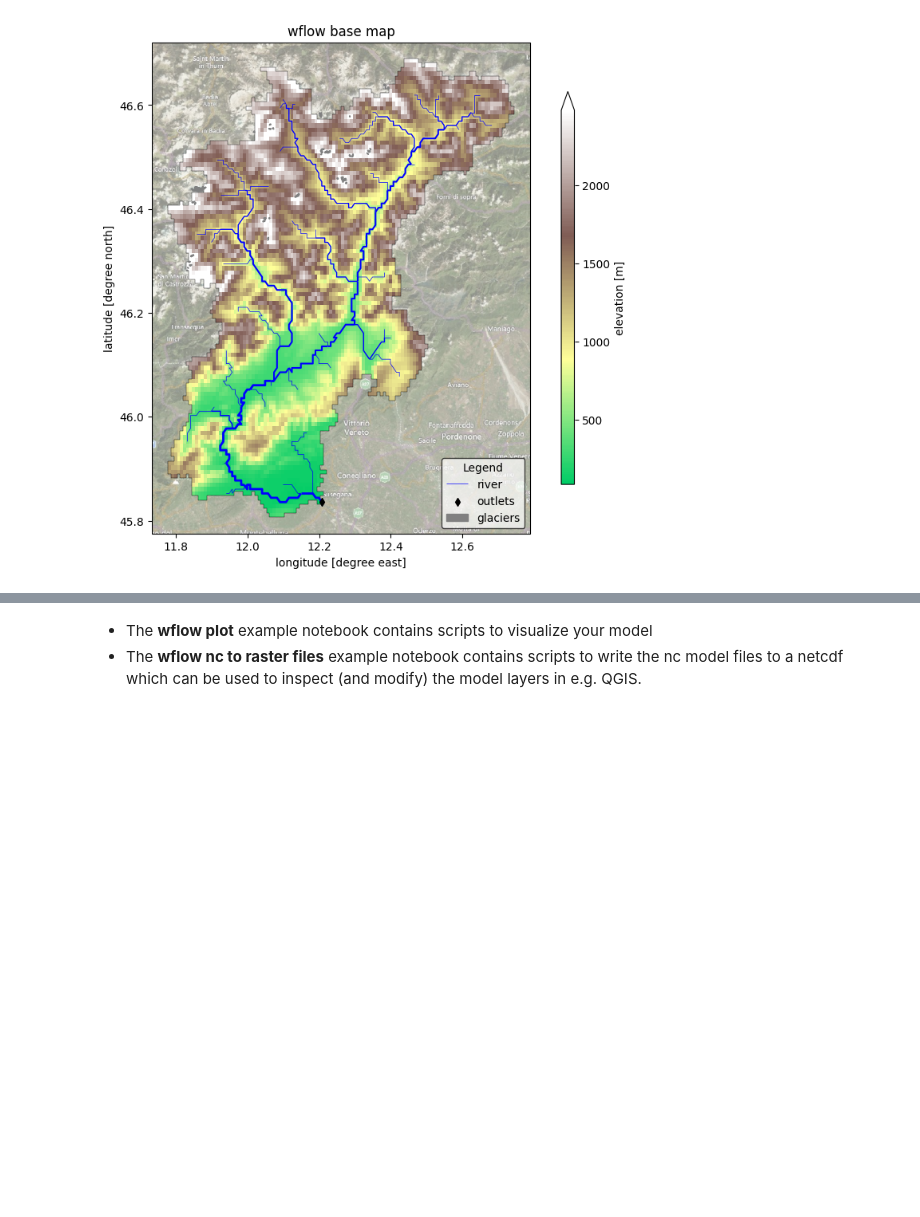
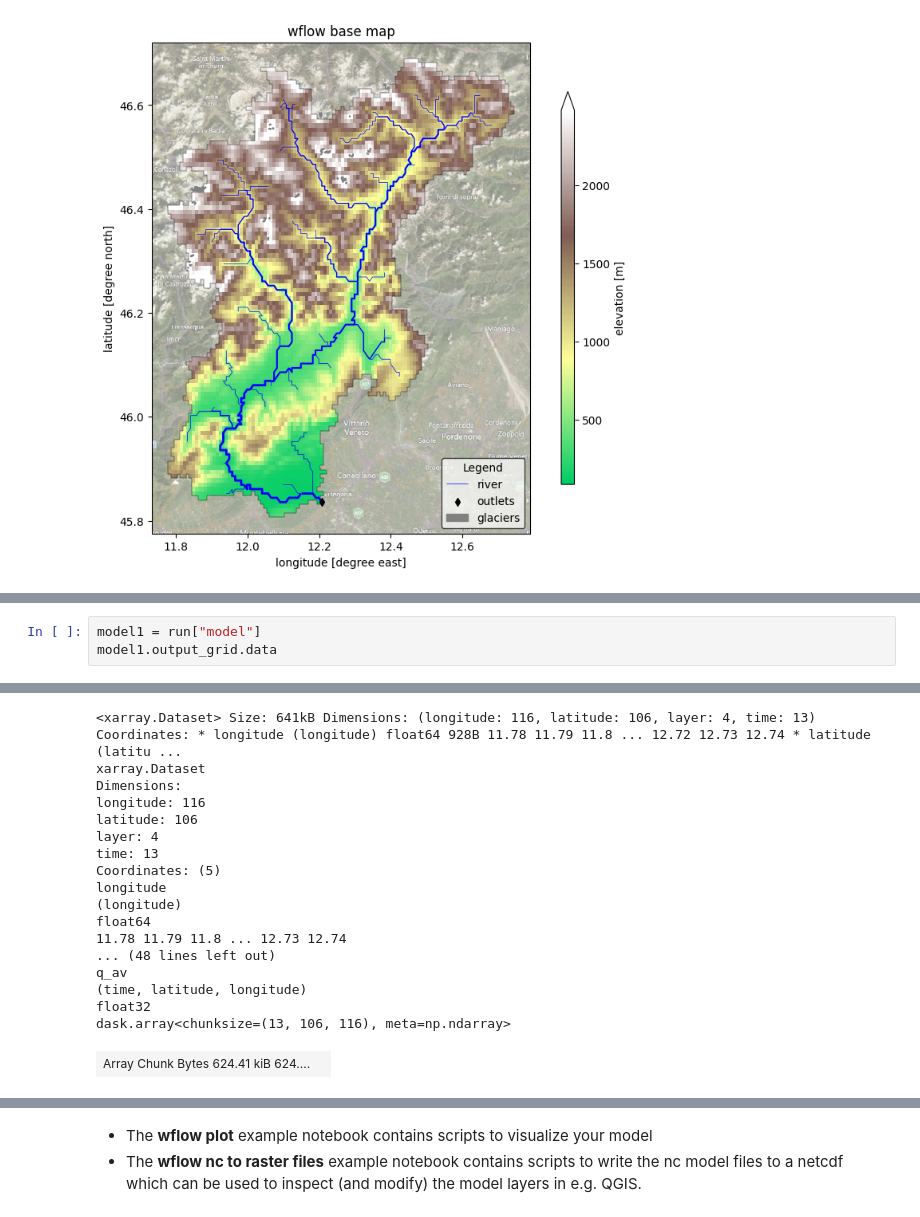
Before and after one commit to HKV-products-services/Capacity-Building-ICPAC-for-climate-services, a Jupyter notebook: 2_IBF_Flood_Damage/1_First_hydrological_model.ipynb, the cells around one changed output, grey strips where cells are left out. Saved outputs shown, nothing was run; the diff lists cells and outputs as text; blank space fills up the shorter version.

```diff
--- a/2_IBF_Flood_Damage/1_First_hydrological_model.ipynb
+++ b/2_IBF_Flood_Damage/1_First_hydrological_model.ipynb
@@ -370,0 +433,4 @@ legend = ax.legend(
+# %%
+model1 = run["model"]
+model1.output_grid.data
+# %% [output]
@@ -370,0 +438,18 @@ legend = ax.legend(
+<xarray.Dataset> Size: 641kB Dimensions: (longitude: 116, latitude: 106, layer: 4, time: 13) Coordinates: * longitude (longitude) float64 928B 11.78 11.79 11.8 ... 12.72 12.73 12.74 * latitude (latitu ...
+xarray.Dataset
+Dimensions:
+longitude: 116
+latitude: 106
+layer: 4
+time: 13
+Coordinates: (5)
+longitude
+(longitude)
+float64
+11.78 11.79 11.8 ... 12.73 12.74
+... (48 lines left out)
+q_av
+(time, latitude, longitude)
+float32
+dask.array<chunksize=(13, 106, 116), meta=np.ndarray>
+| Array Chunk Bytes 624.41 kiB 624.... |  |
```
Also changed, not shown: parts of 11 cells of this notebook, 4 other files.
